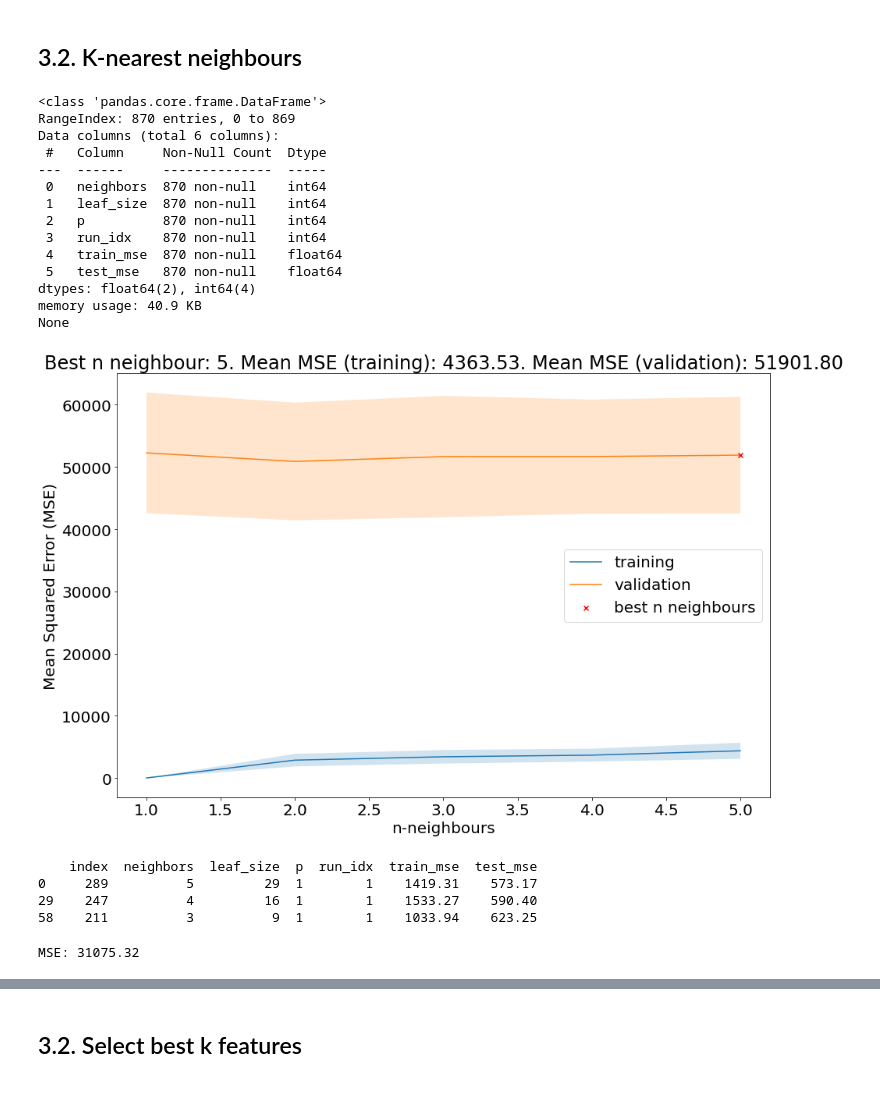
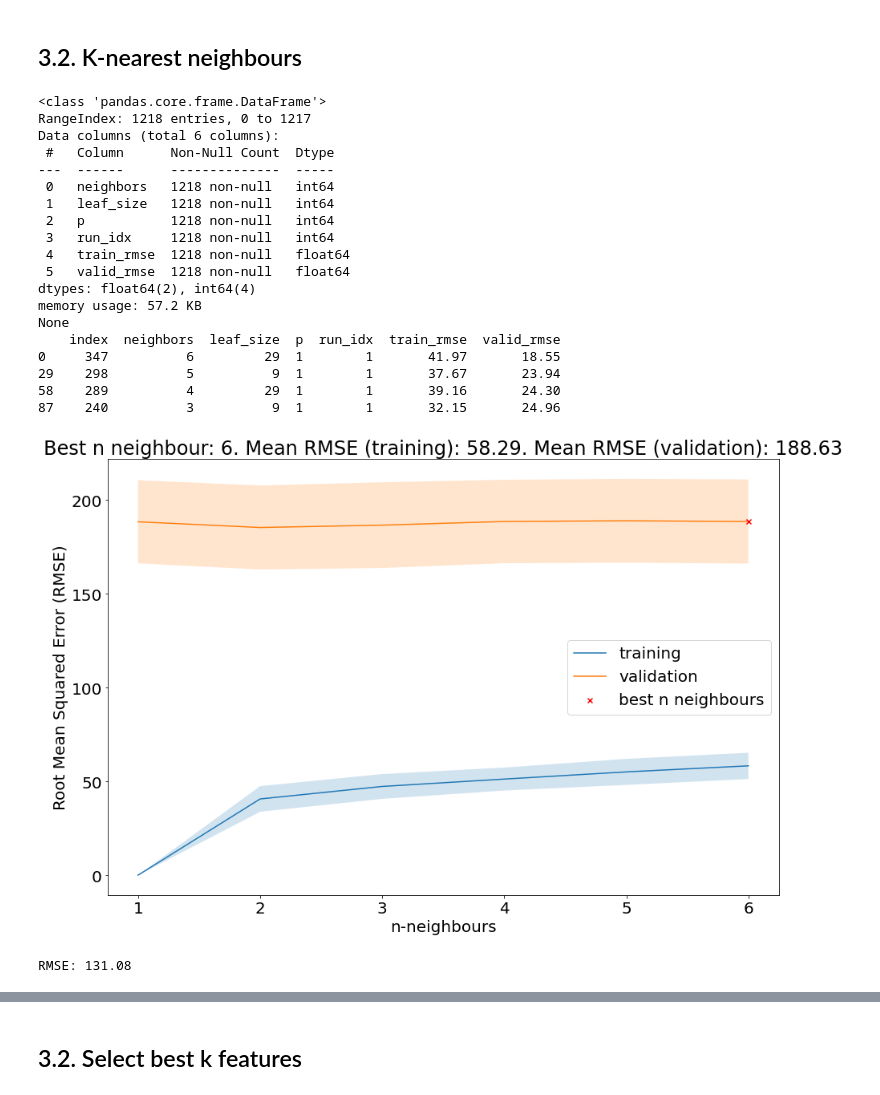
Before and after one commit to digitalepidemiologylab/brazil-vaccine-uptake, a Jupyter notebook: scripts/ml_jupyter_regression.ipynb, the cells around one changed output, grey strips where cells are left out. Saved outputs shown, nothing was run; the diff lists cells and outputs as text; code cells hidden in the pictures.

Commit message:
additional analysis + improved figures

```diff
--- a/scripts/ml_jupyter_regression.ipynb
+++ b/scripts/ml_jupyter_regression.ipynb
@@ -260,7 +250,7 @@ y_test.to_csv('../data/y_test.csv', index = False)
 # %%
 # Fit/test N models
 gs_results = []
-for i in range(6):
+for i in range(7):
     X_tr = df.drop(['Date'], axis = 1).loc[cv[i][0]]
     X_vl = df.drop(['Date'], axis = 1).loc[cv[i][1]]
     y_tr = df['Total'].loc[cv[i][0]]
@@ -306,8 +296,8 @@ alphas = mean_tr.index.values
 plt.rcParams.update({'font.size': 20})
 plt.rcParams['figure.figsize']= 15,10
 
-plt.plot(np.log10(alphas), mean_tr, label='train')
-plt.plot(np.log10(alphas), mean_te, label='test')
+plt.plot(np.log10(alphas), mean_tr, label='training')
+plt.plot(np.log10(alphas), mean_te, label='validation')
 
 # Quantify variance with confidence interval curves
 t_int = np.abs(t.ppf((1-0.95)/2,len(df)-1))
@@ -332,7 +322,7 @@ plt.title('Best alpha: {:.0f} - Mean MSE (training): {:.4f} - Mean MSE (validati
 
 plt.xlabel('$log_{10}(alpha)$')
 plt.ylabel('MSE')
-plt.legend(loc = 'lower right',
+plt.legend(loc = 7,
           prop = {'size': 20})
 plt.show()
 # %% [output]
@@ -375,7 +365,7 @@ MSE: 34590.69
 # %%
 # Fit/test N models
 gs_results_knn = []
-for i in range(6):
+for i in range(7):
     X_tr = df.drop(['Date'], axis = 1).loc[cv[i][0]]
     X_vl = df.drop(['Date'], axis = 1).loc[cv[i][1]]
     y_tr = df['Total'].loc[cv[i][0]]
@@ -389,7 +379,7 @@ for i in range(6):
     #X_vl_rescaled = X_vl
 
     # Grid search
-    for n in list(range(1,6)):
+    for n in list(range(1,7)):
         for l in list(range(1,30)):
             for p in list(range(1,2)):
                 knn = KNeighborsRegressor(n_neighbors = n,
@@ -403,9 +393,9 @@ for i in range(6):
                     'leaf_size': l,
                     'p': p,
                     'run_idx': i,
-                    'train_mse': mean_squared_error(y_tr, knn.predict(X_tr_rescaled)),
+                    'train_rmse': math.sqrt(mean_squared_error(y_tr, knn.predict(X_tr_rescaled))),
                     #'train_mae': mean_absolute_error(10**y_tr, 10**ridge.predict(X_tr_rescaled)),
-                    'test_mse': mean_squared_error(y_vl, knn.predict(X_vl_rescaled)),
+                    'valid_rmse': math.sqrt(mean_squared_error(y_vl, knn.predict(X_vl_rescaled))),
                     #'test_mae': mean_absolute_error(10**y_vl, 10**ridge.predict(X_vl_rescaled)),
 
     })
@@ -419,63 +409,65 @@ gb_n_knn = gs_results_knn.groupby('neighbors')
 
 
 # Compute train/test mean scores with std
-mean_tr = gb_n_knn.train_mse.mean()
-mean_te = gb_n_knn.test_mse.mean()
-std_tr = gb_n_knn.train_mse.std()
-std_te = gb_n_knn.test_mse.std()
+mean_tr = gb_n_knn.train_rmse.mean()
+mean_te = gb_n_knn.valid_rmse.mean()
+std_tr = gb_n_knn.train_rmse.std()
+std_te = gb_n_knn.valid_rmse.std()
 ns = mean_tr.index.values
 
 # Plot mean scores
 plt.plot(ns, mean_tr, label='training')
 plt.plot(ns, mean_te, label='validation')
 
 # Quantify variance with confidence interval curves
 t_int = np.abs(t.ppf((1-0.95)/2,len(df)-1))
 t_int_tr_up = mean_tr + std_tr * t_int/np.sqrt(len(df))
 t_int_tr_low = mean_tr - std_tr * t_int/np.sqrt(len(df))
 t_int_te_up = mean_te + std_te * t_int/np.sqrt(len(df))
 t_int_te_low = mean_te - std_te * t_int/np.sqrt(len(df))
 plt.fill_between(ns, t_int_tr_low, t_int_tr_up, alpha=0.2)
 plt.fill_between(ns, t_int_te_low, t_int_te_up, alpha=0.2)
 
 # Add marker for best score
-gs_results_knn_filtered = gs_results_knn[gs_results_knn['train_mse']>gs_results_knn['test_mse']].sort_values('test_mse').reset_index()
+gs_results_knn_filtered = gs_results_knn[gs_results_knn['train_rmse']>gs_results_knn['valid_rmse']].sort_values('valid_rmse').reset_index()
 best_n = gs_results_knn_filtered.iloc[0,1]
 mean_te_plot = mean_te.reset_index()
 mean_te_plot = mean_te_plot[mean_te_plot['neighbors'] == best_n].iloc[0,1]
 plt.scatter(best_n, mean_te_plot, marker='x', c='red', zorder=10, label = "best n neighbours")
 
 # Print best MSE/MAE scores
 best_result_knn = gb_n_knn.get_group(n)
-plt.title('Best n neighbour: {:.0f}. Mean MSE (training): {:.2f}. Mean MSE (validation): {:.2f}'.format(
-    best_n, best_result_knn.train_mse.mean(), best_result_knn.test_mse.mean()))
+plt.title('Best n neighbour: {:.0f}. Mean RMSE (training): {:.2f}. Mean RMSE (validation): {:.2f}'.format(
+    best_n, best_result_knn.train_rmse.mean(), best_result_knn.valid_rmse.mean()))
 
 plt.xlabel('n-neighbours')
-plt.ylabel('Mean Squared Error (MSE)')
+plt.ylabel('Root Mean Squared Error (RMSE)')
 plt.legend(loc = 7)
-plt.show()
+#plt.show()
+plt.savefig('../outputs/MSE_knn_plot.jpg')
 
 print(gs_results_knn_filtered.drop_duplicates(subset=['neighbors']))
 # %% [output]
 <class 'pandas.core.frame.DataFrame'>
-RangeIndex: 870 entries, 0 to 869
+RangeIndex: 1218 entries, 0 to 1217
 Data columns (total 6 columns):
- #   Column     Non-Null Count  Dtype
----  ------     --------------  -----
- 0   neighbors  870 non-null    int64
- 1   leaf_size  870 non-null    int64
- 2   p          870 non-null    int64
- 3   run_idx    870 non-null    int64
- 4   train_mse  870 non-null    float64
- 5   test_mse   870 non-null    float64
+ #   Column      Non-Null Count  Dtype
+---  ------      --------------  -----
+ 0   neighbors   1218 non-null   int64
+ 1   leaf_size   1218 non-null   int64
+ 2   p           1218 non-null   int64
+ 3   run_idx     1218 non-null   int64
+ 4   train_rmse  1218 non-null   float64
+ 5   valid_rmse  1218 non-null   float64
 dtypes: float64(2), int64(4)
-memory usage: 40.9 KB
+memory usage: 57.2 KB
 None
+    index  neighbors  leaf_size  p  run_idx  train_rmse  valid_rmse
+0     347          6         29  1        1       41.97       18.55
+29    298          5          9  1        1       37.67       23.94
+58    289          4         29  1        1       39.16       24.30
+87    240          3          9  1        1       32.15       24.96
-[figure, old version]
+[figure, new version]
-    index  neighbors  leaf_size  p  run_idx  train_mse  test_mse
-0     289          5         29  1        1    1419.31    573.17
-29    247          4         16  1        1    1533.27    590.40
-58    211          3          9  1        1    1033.94    623.25
 # %%
 # Fit the model with best n
 def fit_model_best_n(X_train, y_train, X_test):
@@ -501,7 +493,7 @@ def fit_model_best_n(X_train, y_train, X_test):
 # %%
 y_pred_all_best = fit_model_best_n(X_train_valid, y_train_valid, X_test)
-mse_best_test = mean_squared_error(y_test, y_pred_all_best)
+rmse_best_test = math.sqrt(mean_squared_error(y_test, y_pred_all_best))
 
-print('MSE: {:.2f}'.format(mse_best_test))
+print('RMSE: {:.2f}'.format(rmse_best_test))
 # %% [output]
-MSE: 31075.32
+RMSE: 131.08
```
Also changed, not shown: parts of 21 cells of this notebook, 23 other files.
